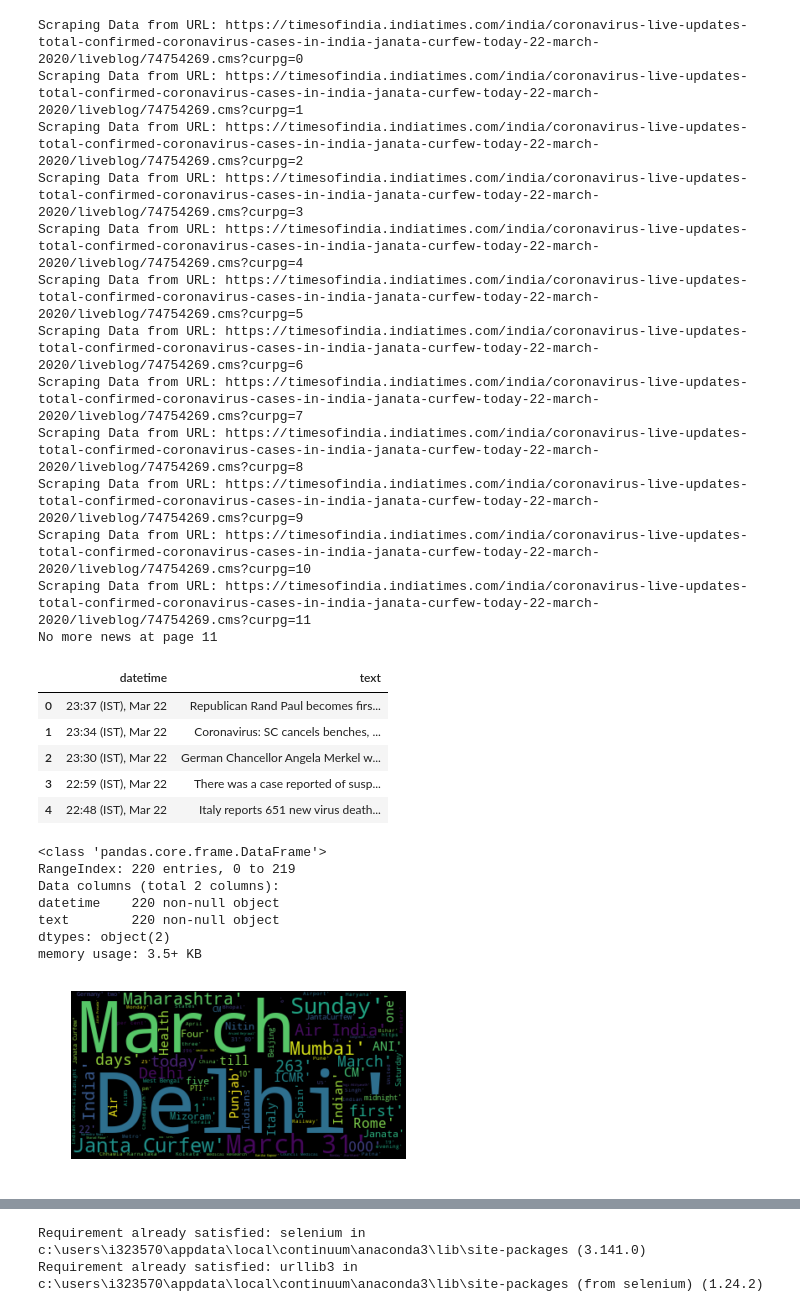
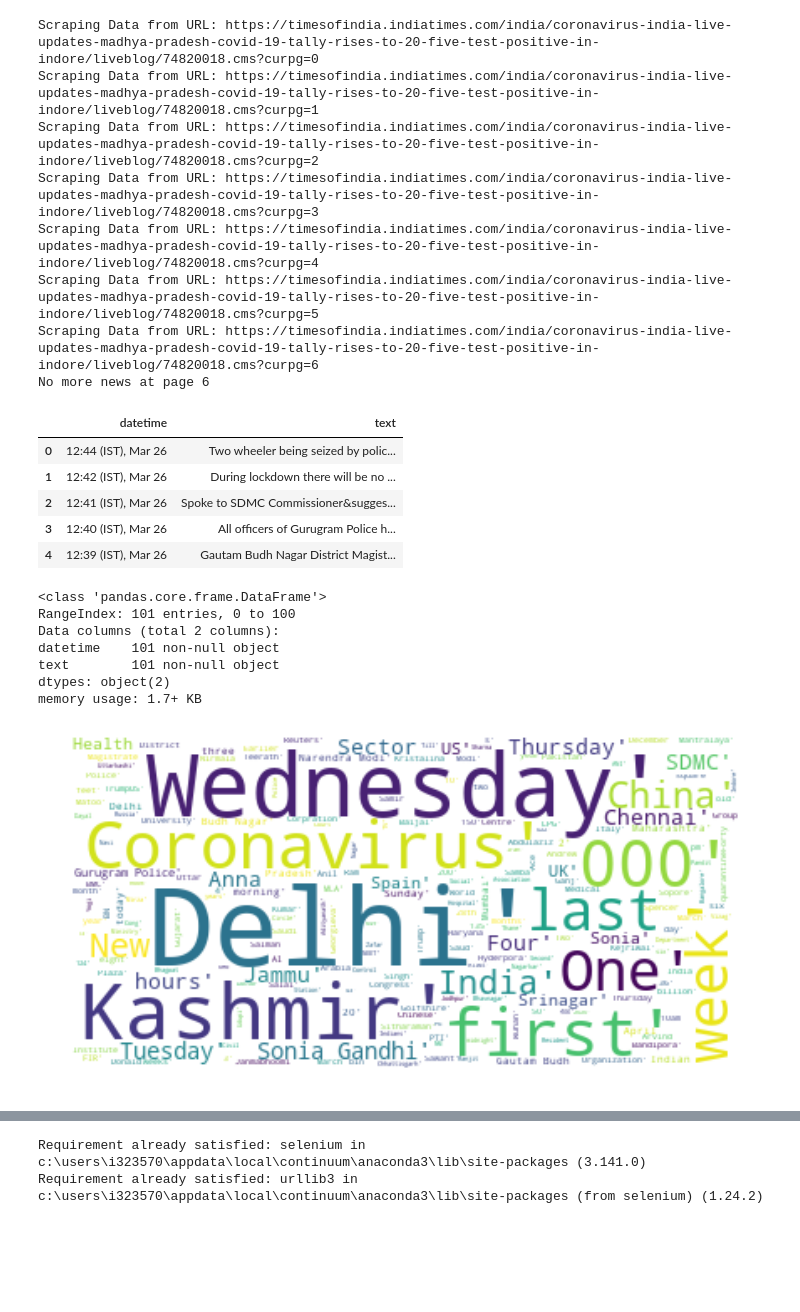
Before and after one commit to subhasisj/python-projects, a Jupyter notebook: Machine_Learning_Projects/COVID-19/Notebooks/News_Web_Scraping.ipynb, the cells around one changed output, grey strips where cells are left out. Cells and saved outputs as stored; diff of their text form; code cells hidden in the pictures; blank space fills up the shorter version.

```diff
--- a/Machine_Learning_Projects/COVID-19/Notebooks/News_Web_Scraping.ipynb
+++ b/Machine_Learning_Projects/COVID-19/Notebooks/News_Web_Scraping.ipynb
@@ -8,7 +8,7 @@ from bs4 import BeautifulSoup
 import pandas as pd
 import spacy
 # %%
-toi_url = 'https://timesofindia.indiatimes.com/india/coronavirus-live-updates-total-confirmed-coronavirus-cases-in-india-janata-curfew-today-22-march-2020/liveblog/74754269.cms?curpg={}'
+toi_url = 'https://timesofindia.indiatimes.com/india/coronavirus-india-live-updates-madhya-pradesh-covid-19-tally-rises-to-20-five-test-positive-in-indore/liveblog/74820018.cms?curpg={}'
 # %%
 def get_toi_corona_live_updates(toi_url, no_of_pages_to_scrape):
 
@@ -36,40 +36,35 @@ def get_toi_corona_live_updates(toi_url, no_of_pages_to_scrape):
 # %%
 corona_news = get_toi_corona_live_updates( toi_url= toi_url , no_of_pages_to_scrape= 20 )
 # %% [output]
-Scraping Data from URL: https://timesofindia.indiatimes.com/india/coronavirus-live-updates-total-confirmed-coronavirus-cases-in-india-janata-curfew-today-22-march-2020/liveblog/74754269.cms?curpg=0
-Scraping Data from URL: https://timesofindia.indiatimes.com/india/coronavirus-live-updates-total-confirmed-coronavirus-cases-in-india-janata-curfew-today-22-march-2020/liveblog/74754269.cms?curpg=1
-Scraping Data from URL: https://timesofindia.indiatimes.com/india/coronavirus-live-updates-total-confirmed-coronavirus-cases-in-india-janata-curfew-today-22-march-2020/liveblog/74754269.cms?curpg=2
-Scraping Data from URL: https://timesofindia.indiatimes.com/india/coronavirus-live-updates-total-confirmed-coronavirus-cases-in-india-janata-curfew-today-22-march-2020/liveblog/74754269.cms?curpg=3
-Scraping Data from URL: https://timesofindia.indiatimes.com/india/coronavirus-live-updates-total-confirmed-coronavirus-cases-in-india-janata-curfew-today-22-march-2020/liveblog/74754269.cms?curpg=4
-Scraping Data from URL: https://timesofindia.indiatimes.com/india/coronavirus-live-updates-total-confirmed-coronavirus-cases-in-india-janata-curfew-today-22-march-2020/liveblog/74754269.cms?curpg=5
-Scraping Data from URL: https://timesofindia.indiatimes.com/india/coronavirus-live-updates-total-confirmed-coronavirus-cases-in-india-janata-curfew-today-22-march-2020/liveblog/74754269.cms?curpg=6
-Scraping Data from URL: https://timesofindia.indiatimes.com/india/coronavirus-live-updates-total-confirmed-coronavirus-cases-in-india-janata-curfew-today-22-march-2020/liveblog/74754269.cms?curpg=7
-Scraping Data from URL: https://timesofindia.indiatimes.com/india/coronavirus-live-updates-total-confirmed-coronavirus-cases-in-india-janata-curfew-today-22-march-2020/liveblog/74754269.cms?curpg=8
-Scraping Data from URL: https://timesofindia.indiatimes.com/india/coronavirus-live-updates-total-confirmed-coronavirus-cases-in-india-janata-curfew-today-22-march-2020/liveblog/74754269.cms?curpg=9
-Scraping Data from URL: https://timesofindia.indiatimes.com/india/coronavirus-live-updates-total-confirmed-coronavirus-cases-in-india-janata-curfew-today-22-march-2020/liveblog/74754269.cms?curpg=10
-Scraping Data from URL: https://timesofindia.indiatimes.com/india/coronavirus-live-updates-total-confirmed-coronavirus-cases-in-india-janata-curfew-today-22-march-2020/liveblog/74754269.cms?curpg=11
-No more news at page 11
+Scraping Data from URL: https://timesofindia.indiatimes.com/india/coronavirus-india-live-updates-madhya-pradesh-covid-19-tally-rises-to-20-five-test-positive-in-indore/liveblog/74820018.cms?curpg=0
+Scraping Data from URL: https://timesofindia.indiatimes.com/india/coronavirus-india-live-updates-madhya-pradesh-covid-19-tally-rises-to-20-five-test-positive-in-indore/liveblog/74820018.cms?curpg=1
+Scraping Data from URL: https://timesofindia.indiatimes.com/india/coronavirus-india-live-updates-madhya-pradesh-covid-19-tally-rises-to-20-five-test-positive-in-indore/liveblog/74820018.cms?curpg=2
+Scraping Data from URL: https://timesofindia.indiatimes.com/india/coronavirus-india-live-updates-madhya-pradesh-covid-19-tally-rises-to-20-five-test-positive-in-indore/liveblog/74820018.cms?curpg=3
+Scraping Data from URL: https://timesofindia.indiatimes.com/india/coronavirus-india-live-updates-madhya-pradesh-covid-19-tally-rises-to-20-five-test-positive-in-indore/liveblog/74820018.cms?curpg=4
+Scraping Data from URL: https://timesofindia.indiatimes.com/india/coronavirus-india-live-updates-madhya-pradesh-covid-19-tally-rises-to-20-five-test-positive-in-indore/liveblog/74820018.cms?curpg=5
+Scraping Data from URL: https://timesofindia.indiatimes.com/india/coronavirus-india-live-updates-madhya-pradesh-covid-19-tally-rises-to-20-five-test-positive-in-indore/liveblog/74820018.cms?curpg=6
+No more news at page 6
 # %%
 df = pd.DataFrame(corona_news)
 # %%
 df.head()
 # %% [output]
 |  | datetime | text |
-| 0 | 23:37 (IST), Mar 22 | Republican Rand Paul becomes firs... |
-| 1 | 23:34 (IST), Mar 22 | Coronavirus: SC cancels benches, ... |
-| 2 | 23:30 (IST), Mar 22 | German Chancellor Angela Merkel w... |
-| 3 | 22:59 (IST), Mar 22 | There was a case reported of susp... |
-| 4 | 22:48 (IST), Mar 22 | Italy reports 651 new virus death... |
+| 0 | 12:44 (IST), Mar 26 | Two wheeler being seized by polic... |
+| 1 | 12:42 (IST), Mar 26 | During lockdown there will be no ... |
+| 2 | 12:41 (IST), Mar 26 | Spoke to SDMC Commissioner&sugges... |
+| 3 | 12:40 (IST), Mar 26 | All officers of Gurugram Police h... |
+| 4 | 12:39 (IST), Mar 26 | Gautam Budh Nagar District Magist... |
 # %%
 df.info()
 # %% [output]
 <class 'pandas.core.frame.DataFrame'>
-RangeIndex: 220 entries, 0 to 219
+RangeIndex: 101 entries, 0 to 100
 Data columns (total 2 columns):
-datetime    220 non-null object
-text        220 non-null object
+datetime    101 non-null object
+text        101 non-null object
 dtypes: object(2)
-memory usage: 3.5+ KB
+memory usage: 1.7+ KB
 # %%
 nlp = spacy.load('en_core_web_sm')
 # %%
@@ -97,14 +92,14 @@ words = list(flatten(entities))
 # %%
 from wordcloud import WordCloud
 import matplotlib.pyplot as plt
 %matplotlib inline
 
 
-wordcloud = WordCloud().generate(str(entities))
-
+wordcloud = WordCloud(background_color = 'white').generate(str(entities))
+plt.figure(figsize= (12,8))
 plt.imshow(wordcloud, interpolation='bilinear')
 plt.axis("off")
 plt.show()
 # %% [output]
-[figure, old version]
+[figure, new version]
 # %%
```
Also changed, not shown: parts of 9 cells of this notebook, 6 other files.
